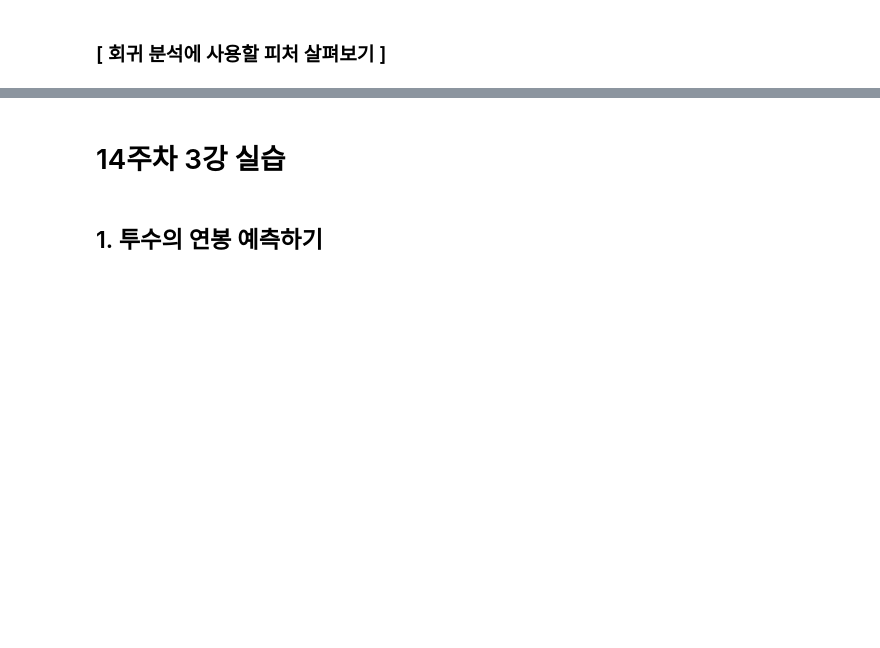
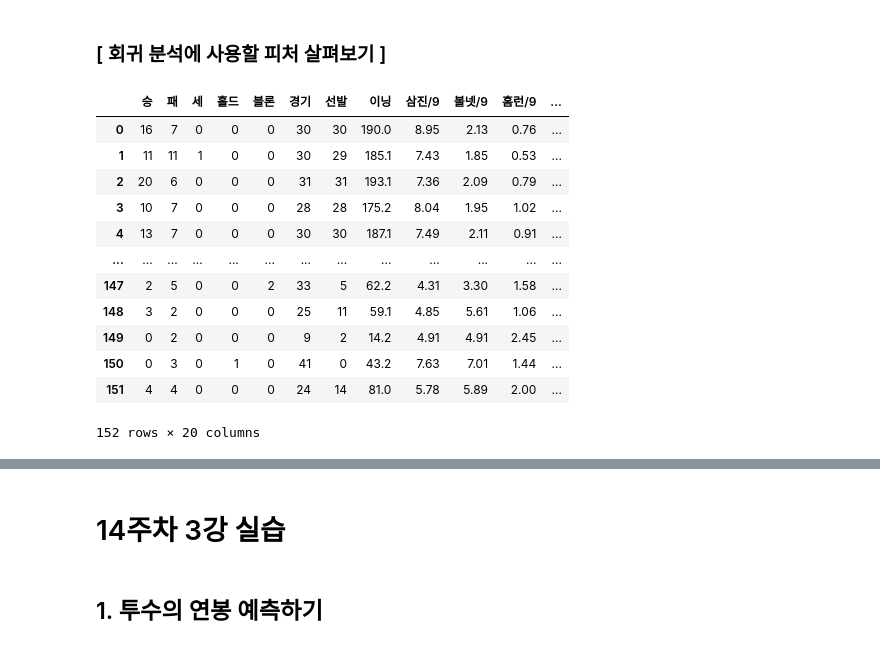
Before and after one commit to gyrud02/python_study, a Jupyter notebook: 14주차.ipynb, the cells around one changed output, grey strips where cells are left out. Drawn from its saved outputs; the diff is of its cells as text; code cells hidden in the pictures; blank space fills up the shorter version.

```diff
--- a/14주차.ipynb
+++ b/14주차.ipynb
@@ -72,6 +94,22 @@ KeyError: "None of [Index(['연봉(2018)'], dtype='object')] are in the [columns
 # %%
 picher_features_df = picher[['승', '패', '세', '홀드', '블론', '경기', '선발', '이닝', '삼진/9', '볼넷/9', '홈런/9', 'BABIP', 'LOB%', 'ERA',
                              'RA9-WAR', 'FIP', 'kFIP', 'WAR', '연봉(2018)', '연봉(2017)']]
+
+picher_features_df
+# %% [output]
+|  | 승 | 패 | 세 | 홀드 | 블론 | 경기 | 선발 | 이닝 | 삼진/9 | 볼넷/9 | 홈런/9 | ... |
+| 0 | 16 | 7 | 0 | 0 | 0 | 30 | 30 | 190.0 | 8.95 | 2.13 | 0.76 | ... |
+| 1 | 11 | 11 | 1 | 0 | 0 | 30 | 29 | 185.1 | 7.43 | 1.85 | 0.53 | ... |
+| 2 | 20 | 6 | 0 | 0 | 0 | 31 | 31 | 193.1 | 7.36 | 2.09 | 0.79 | ... |
+| 3 | 10 | 7 | 0 | 0 | 0 | 28 | 28 | 175.2 | 8.04 | 1.95 | 1.02 | ... |
+| 4 | 13 | 7 | 0 | 0 | 0 | 30 | 30 | 187.1 | 7.49 | 2.11 | 0.91 | ... |
+| ... | ... | ... | ... | ... | ... | ... | ... | ... | ... | ... | ... | ... |
+| 147 | 2 | 5 | 0 | 0 | 2 | 33 | 5 | 62.2 | 4.31 | 3.30 | 1.58 | ... |
+| 148 | 3 | 2 | 0 | 0 | 0 | 25 | 11 | 59.1 | 4.85 | 5.61 | 1.06 | ... |
+| 149 | 0 | 2 | 0 | 0 | 0 | 9 | 2 | 14.2 | 4.91 | 4.91 | 2.45 | ... |
+| 150 | 0 | 3 | 0 | 1 | 0 | 41 | 0 | 43.2 | 7.63 | 7.01 | 1.44 | ... |
+| 151 | 4 | 4 | 0 | 0 | 0 | 24 | 14 | 81.0 | 5.78 | 5.89 | 2.00 | ... |
+152 rows × 20 columns
 # %%
 # 피처 각각에 대한 bistogram을 출력한다.
 def plot_hist_each_column(df):
```
Also changed, not shown: parts of 10 cells of this notebook.
